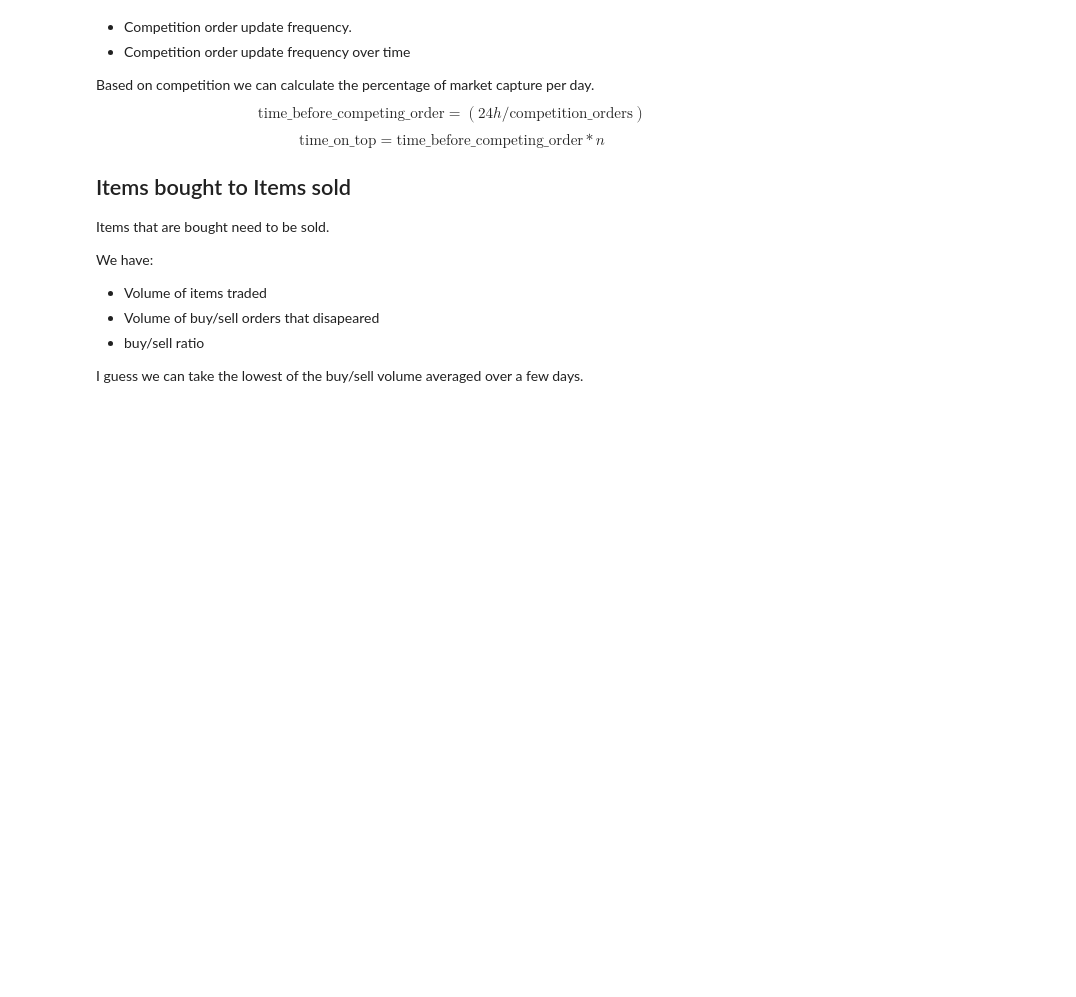
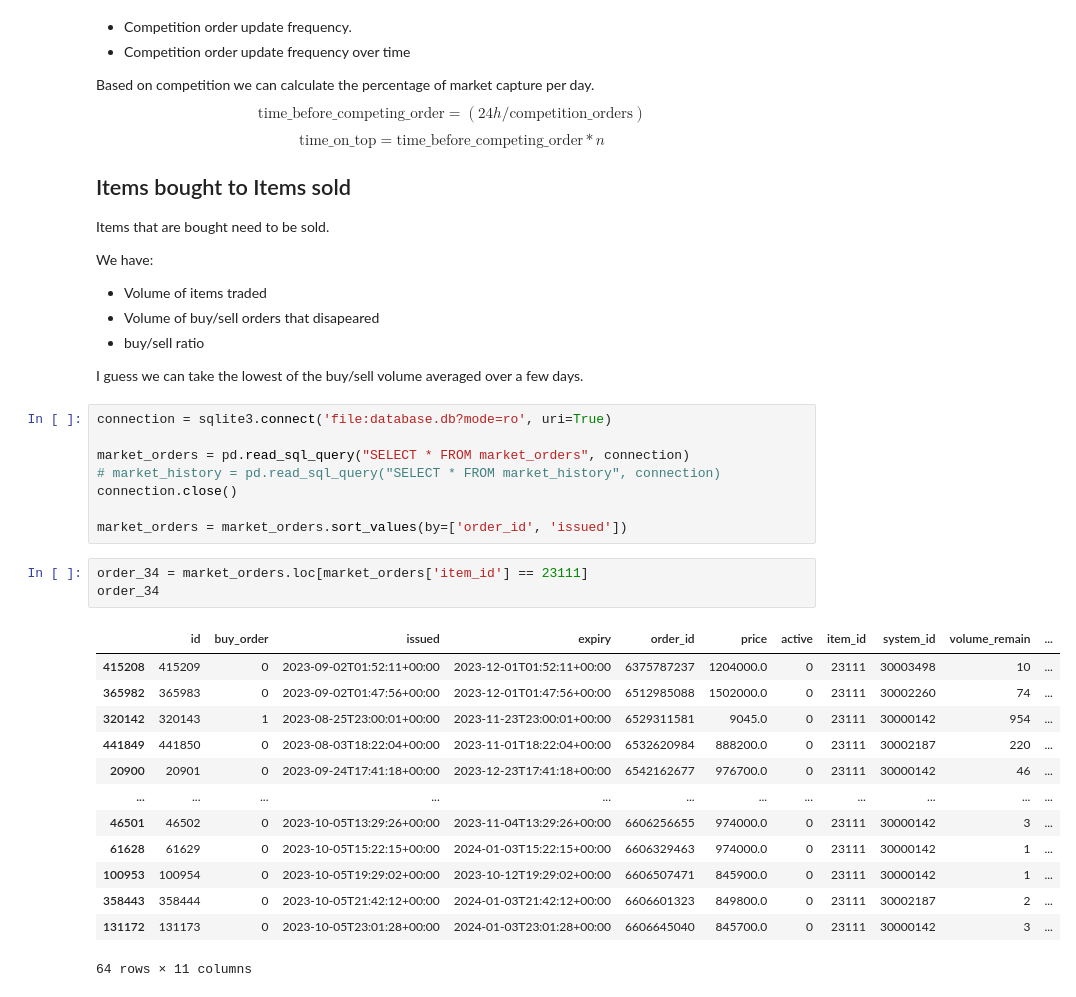
Before and after one commit to BlockCat/eve_noice2, a Jupyter notebook: playing.ipynb, the cells around one changed output. Cells and saved outputs as stored; diff of their text form; blank space fills up the shorter version.

```diff
--- a/playing.ipynb
+++ b/playing.ipynb
@@ -119,3 +120,28 @@ We have:
 - buy/sell ratio
 
 I guess we can take the lowest of the buy/sell volume averaged over a few days.
+# %%
+connection = sqlite3.connect('file:database.db?mode=ro', uri=True)
+
+market_orders = pd.read_sql_query("SELECT * FROM market_orders", connection)
+# market_history = pd.read_sql_query("SELECT * FROM market_history", connection)
+connection.close()
+
+market_orders = market_orders.sort_values(by=['order_id', 'issued'])
+# %%
+order_34 = market_orders.loc[market_orders['item_id'] == 23111]
+order_34
+# %% [output]
+|  | id | buy_order | issued | expiry | order_id | price | active | item_id | system_id | volume_remain | ... |
+| 415208 | 415209 | 0 | 2023-09-02T01:52:11+00:00 | 2023-12-01T01:52:11+00:00 | 6375787237 | 1204000.0 | 0 | 23111 | 30003498 | 10 | ... |
+| 365982 | 365983 | 0 | 2023-09-02T01:47:56+00:00 | 2023-12-01T01:47:56+00:00 | 6512985088 | 1502000.0 | 0 | 23111 | 30002260 | 74 | ... |
+| 320142 | 320143 | 1 | 2023-08-25T23:00:01+00:00 | 2023-11-23T23:00:01+00:00 | 6529311581 | 9045.0 | 0 | 23111 | 30000142 | 954 | ... |
+| 441849 | 441850 | 0 | 2023-08-03T18:22:04+00:00 | 2023-11-01T18:22:04+00:00 | 6532620984 | 888200.0 | 0 | 23111 | 30002187 | 220 | ... |
+| 20900 | 20901 | 0 | 2023-09-24T17:41:18+00:00 | 2023-12-23T17:41:18+00:00 | 6542162677 | 976700.0 | 0 | 23111 | 30000142 | 46 | ... |
+| ... | ... | ... | ... | ... | ... | ... | ... | ... | ... | ... | ... |
+| 46501 | 46502 | 0 | 2023-10-05T13:29:26+00:00 | 2023-11-04T13:29:26+00:00 | 6606256655 | 974000.0 | 0 | 23111 | 30000142 | 3 | ... |
+| 61628 | 61629 | 0 | 2023-10-05T15:22:15+00:00 | 2024-01-03T15:22:15+00:00 | 6606329463 | 974000.0 | 0 | 23111 | 30000142 | 1 | ... |
+| 100953 | 100954 | 0 | 2023-10-05T19:29:02+00:00 | 2023-10-12T19:29:02+00:00 | 6606507471 | 845900.0 | 0 | 23111 | 30000142 | 1 | ... |
+| 358443 | 358444 | 0 | 2023-10-05T21:42:12+00:00 | 2024-01-03T21:42:12+00:00 | 6606601323 | 849800.0 | 0 | 23111 | 30002187 | 2 | ... |
+| 131172 | 131173 | 0 | 2023-10-05T23:01:28+00:00 | 2024-01-03T23:01:28+00:00 | 6606645040 | 845700.0 | 0 | 23111 | 30000142 | 3 | ... |
+64 rows × 11 columns
```
Also changed, not shown: parts of 3 cells of this notebook, 6 other files.
